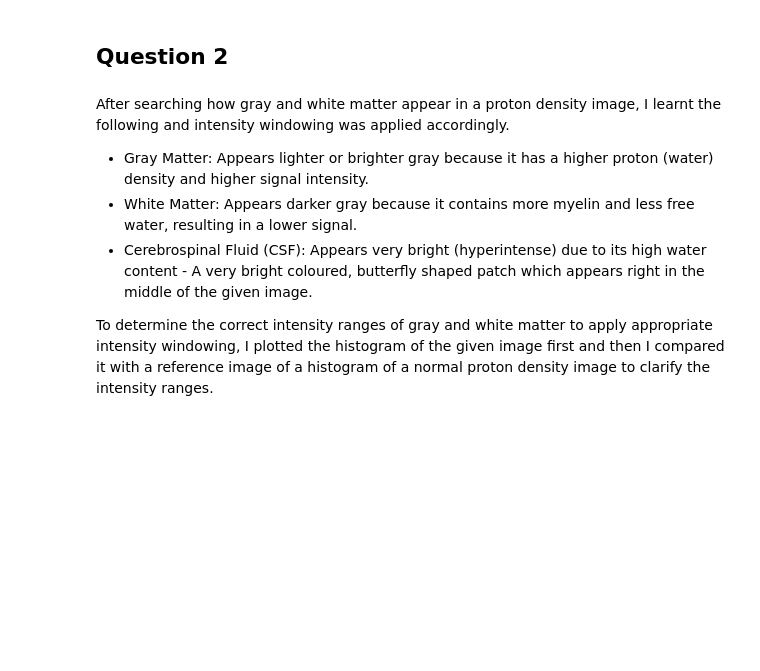
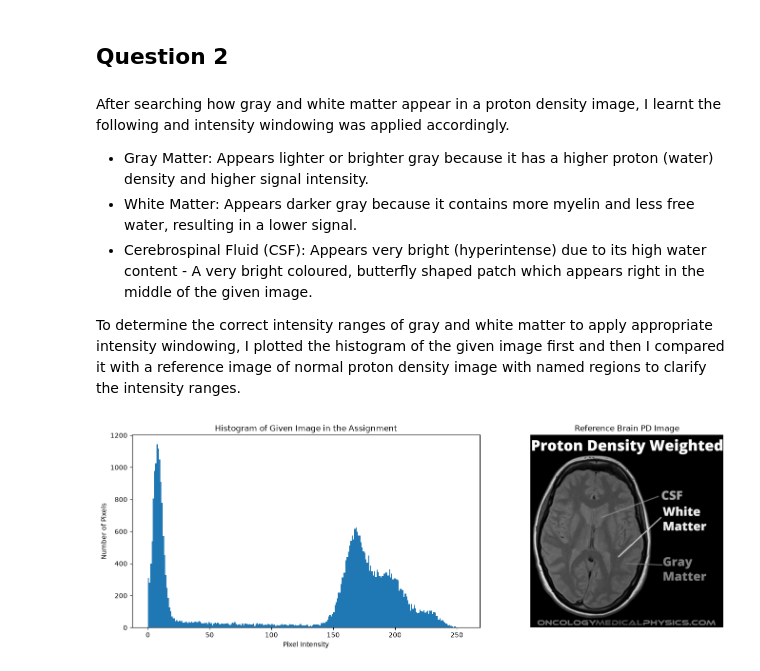
Before and after one commit to BashithaAnthony/EN3160-Assignment-1-on-Intensity-Transformations-and-Neighborhood-Filtering, a Jupyter notebook: Answer_book.ipynb, the cells around one changed output. Cells and saved outputs as stored; diff of their text form; code cells hidden in the pictures; blank space fills up the shorter version.

Commit message:
Question 2 is done and all the photos from the assignment are added to resource images

```diff
--- a/Answer_book.ipynb
+++ b/Answer_book.ipynb
@@ -55,4 +59,22 @@ After searching how gray and white matter appear in a proton density image, I le
 - White Matter: Appears darker gray because it contains more myelin and less free water, resulting in a lower signal.
 - Cerebrospinal Fluid (CSF): Appears very bright (hyperintense) due to its high water content - A very bright coloured, butterfly shaped patch which appears right in the middle of the given image.
 
-To determine the correct intensity ranges of gray and white matter to apply appropriate intensity windowing, I plotted the histogram of the given image first and then I compared it with a reference image of a histogram of a normal proton density image to clarify the intensity ranges.
+To determine the correct intensity ranges of gray and white matter to apply appropriate intensity windowing, I plotted the histogram of the given image first and then I compared it with a reference image of normal proton density image with named regions to clarify the intensity ranges.
+# %%
+img1 = cv.imread("brain_PD_slice.jpg", cv.IMREAD_GRAYSCALE)
+img2 = cv.imread("Proton-Density-Weighted.jpg", cv.IMREAD_GRAYSCALE)
+
+fig, ax = plt.subplots(1, 2, figsize=(15, 5))
+ax[0].hist(img1.ravel(), bins=256, range=[0, 256])
+ax[0].set_xlabel("Pixel Intensity")
+ax[0].set_ylabel("Number of Pixels")
+ax[0].set_title("Histogram of Given Image in the Assignment")
+
+ax[1].imshow(img2, cmap='gray')
+ax[1].set_title("Reference Brain PD Image")
+ax[1].axis('off')
+
+plt.tight_layout()
+plt.show(block=False)
+# %% [output]
+[figure, added]
```
Also changed, not shown: parts of 4 cells of this notebook, 10 other files.
